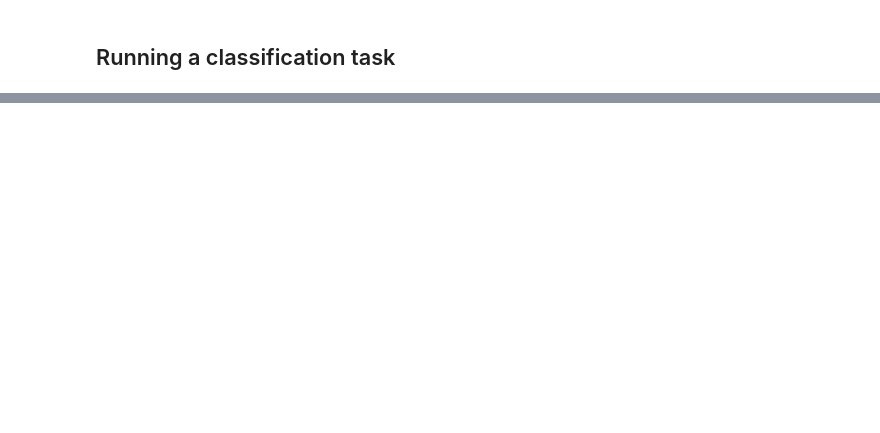
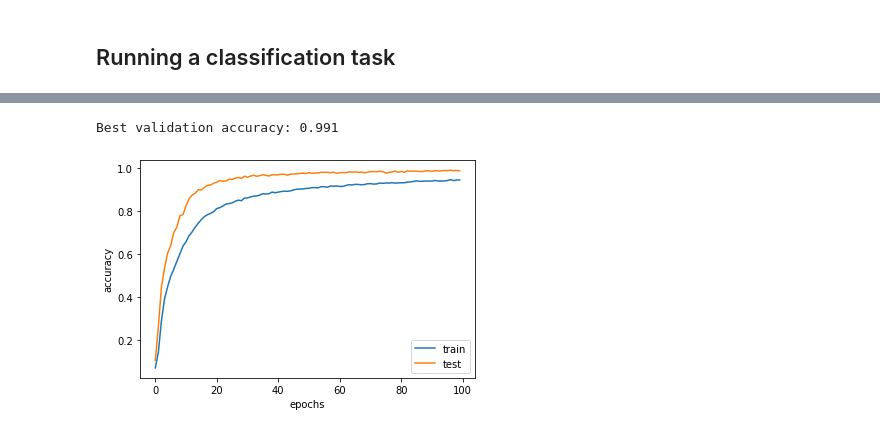
Before and after one commit to lmassaron/dl4dummies, a Jupyter notebook: DL4D_12_German_Traffic_Sign_Benchmark.ipynb, the cells around one changed output, grey strips where cells are left out. Saved outputs shown, nothing was run; the diff lists cells and outputs as text; code cells hidden in the pictures; blank space fills up the shorter version.

```diff
--- a/DL4D_12_German_Traffic_Sign_Benchmark.ipynb
+++ b/DL4D_12_German_Traffic_Sign_Benchmark.ipynb
@@ -128,9 +144,13 @@ Epoch 1/100
 # %%
 print("Best validation accuracy: {:0.3f}"
-       .format(np.max(history.history['val_acc'])))
+       .format(np.max(history.history['val_accuracy'])))
+# %% [output]
+Best validation accuracy: 0.991
 # %%
-plt.plot(history.history['acc'])
-plt.plot(history.history['val_acc'])
+plt.plot(history.history['accuracy'])
+plt.plot(history.history['val_accuracy'])
 plt.ylabel('accuracy'); plt.xlabel('epochs')
 plt.legend(['train', 'test'], loc='lower right')
 plt.show()
+# %% [output]
+[figure, added]
```
Also changed, not shown: parts of 4 cells of this notebook, 4 other files.
